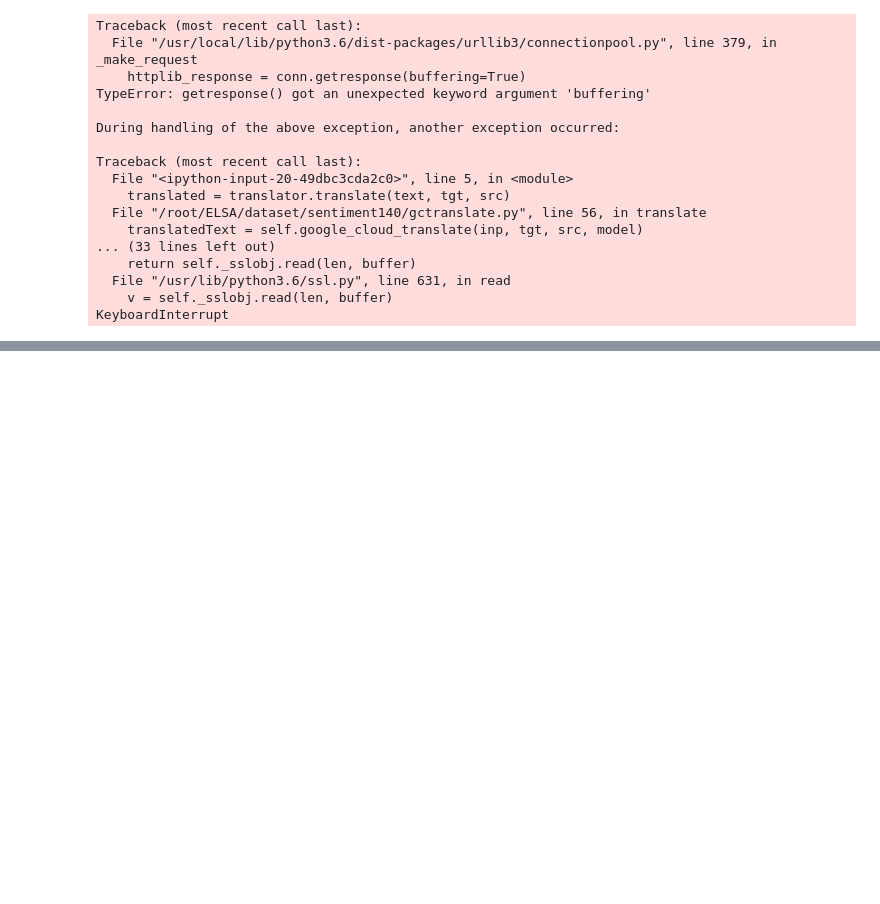
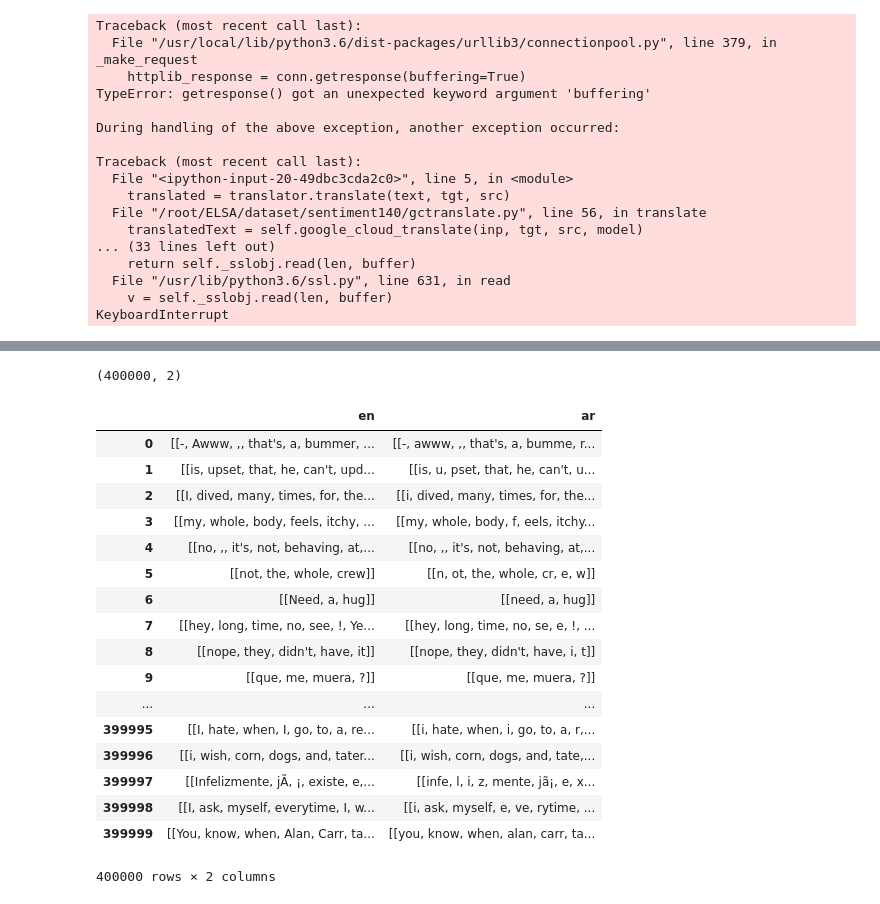
Before and after one commit to hiropppe/ELSA, a Jupyter notebook: dataset/sentiment140/translation.ipynb, the cells around one changed output, grey strips where cells are left out. Cells and saved outputs as stored; diff of their text form; code cells hidden in the pictures; blank space fills up the shorter version.

```diff
--- a/dataset/sentiment140/translation.ipynb
+++ b/dataset/sentiment140/translation.ipynb
@@ -193,0 +247,28 @@ KeyboardInterrupt
+# %%
+en_ar_df = pd.DataFrame({"en": tokenized_neg, "ar": tokenized_neg_ar})
+# %%
+en_ar_df.dropna(inplace=True)
+en_ar_df.shape
+# %% [output]
+(400000, 2)
+# %%
+en_ar_df
+# %% [output]
+|  | en | ar |
+| 0 | [[-, Awww, ,, that's, a, bummer, ... | [[-, awww, ,, that's, a, bumme, r... |
+| 1 | [[is, upset, that, he, can't, upd... | [[is, u, pset, that, he, can't, u... |
+| 2 | [[I, dived, many, times, for, the... | [[i, dived, many, times, for, the... |
+| 3 | [[my, whole, body, feels, itchy, ... | [[my, whole, body, f, eels, itchy... |
+| 4 | [[no, ,, it's, not, behaving, at,... | [[no, ,, it's, not, behaving, at,... |
+| 5 | [[not, the, whole, crew]] | [[n, ot, the, whole, cr, e, w]] |
+| 6 | [[Need, a, hug]] | [[need, a, hug]] |
+| 7 | [[hey, long, time, no, see, !, Ye... | [[hey, long, time, no, se, e, !, ... |
+| 8 | [[nope, they, didn't, have, it]] | [[nope, they, didn't, have, i, t]] |
+| 9 | [[que, me, muera, ?]] | [[que, me, muera, ?]] |
+| ... | ... | ... |
+| 399995 | [[I, hate, when, I, go, to, a, re... | [[i, hate, when, i, go, to, a, r,... |
+| 399996 | [[i, wish, corn, dogs, and, tater... | [[i, wish, corn, dogs, and, tate,... |
+| 399997 | [[Infelizmente, jÃ, ¡, existe, e,... | [[infe, l, i, z, mente, jã¡, e, x... |
+| 399998 | [[I, ask, myself, everytime, I, w... | [[i, ask, myself, e, ve, rytime, ... |
+| 399999 | [[You, know, when, Alan, Carr, ta... | [[you, know, when, alan, carr, ta... |
+400000 rows × 2 columns
```
Also changed, not shown: parts of 8 cells of this notebook, 3 other files.
